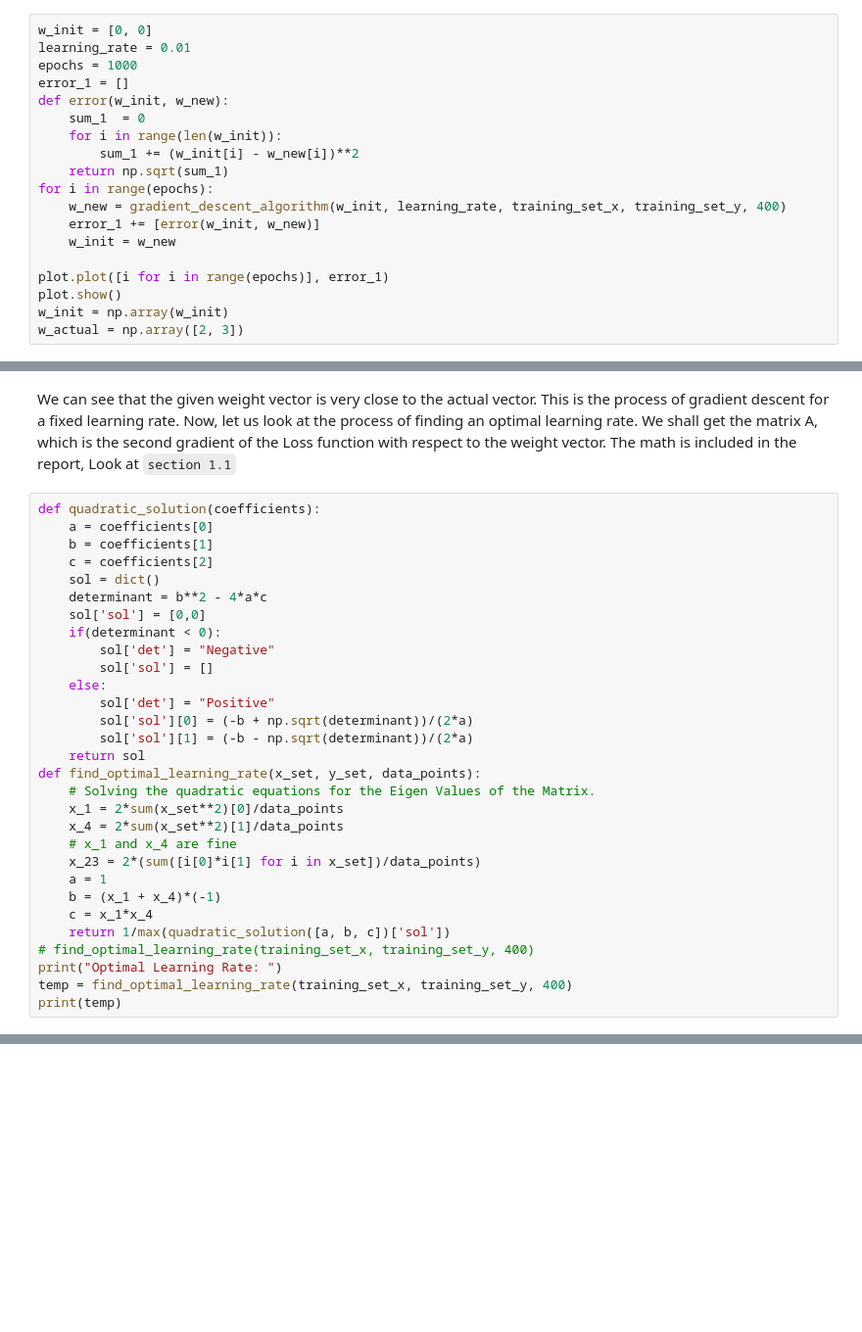
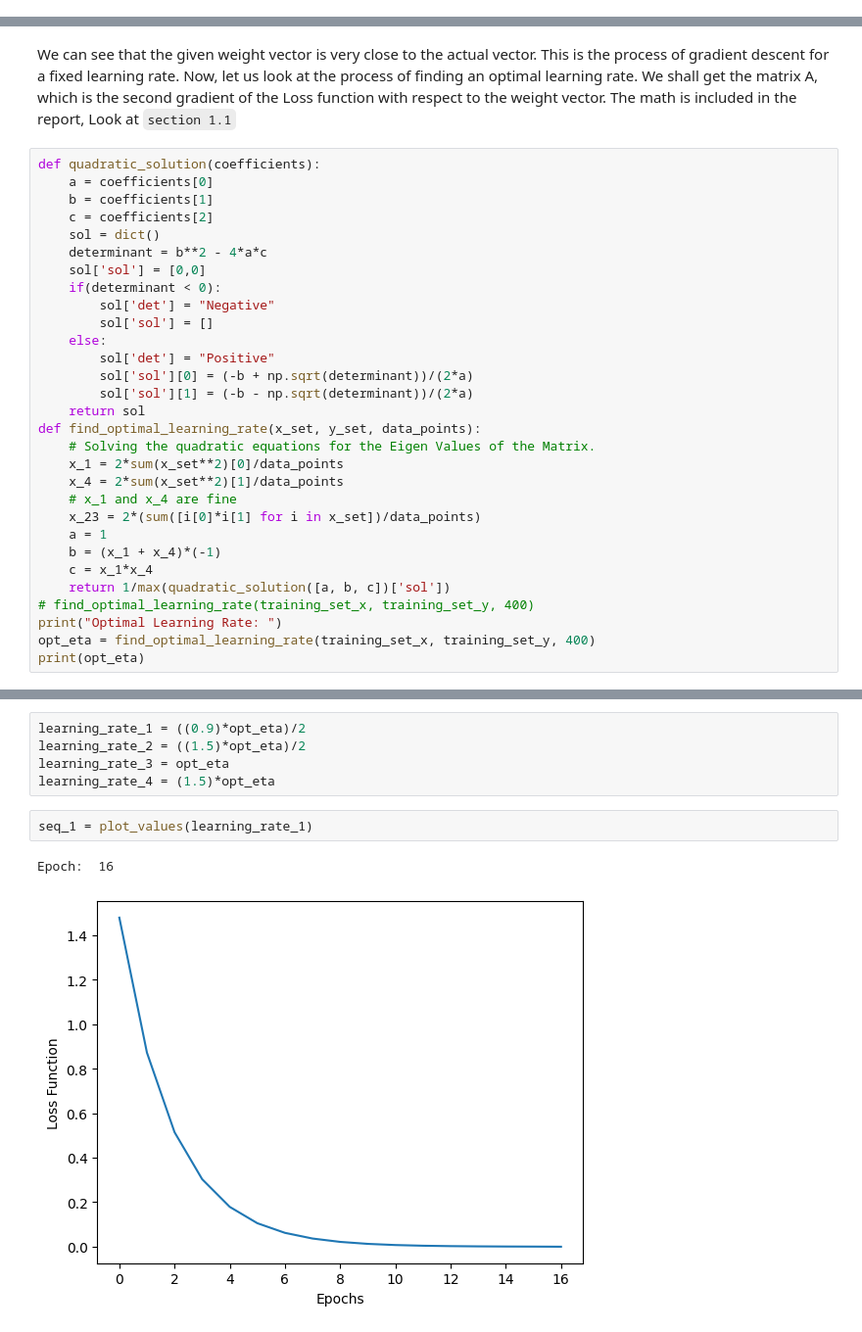
Before and after one commit to siddik11803-IIITH/Deep-Learning-Assignment-1, a Jupyter notebook: Question - 1/main.ipynb, the cells around one changed output, grey strips where cells are left out. Shown at 98% size. Saved outputs shown, nothing was run; the diff lists cells and outputs as text; blank space fills up the shorter version.

```diff
--- a/Question - 1/main.ipynb
+++ b/Question - 1/main.ipynb
@@ -227,19 +184,0 @@ def plot_values(learning_rate):
-# %%
-w_init = [0, 0]
-learning_rate = 0.01
-epochs = 1000
-error_1 = []
-def error(w_init, w_new):
-    sum_1  = 0
-    for i in range(len(w_init)):
-        sum_1 += (w_init[i] - w_new[i])**2
-    return np.sqrt(sum_1)
-for i in range(epochs):
-    w_new = gradient_descent_algorithm(w_init, learning_rate, training_set_x, training_set_y, 400)
-    error_1 += [error(w_init, w_new)]
-    w_init = w_new
-
-plot.plot([i for i in range(epochs)], error_1)
-plot.show()
-w_init = np.array(w_init)
-w_actual = np.array([2, 3])
@@ -289,7 +225,7 @@ def find_optimal_learning_rate(x_set, y_set, data_points):
     return 1/max(quadratic_solution([a, b, c])['sol'])
 # find_optimal_learning_rate(training_set_x, training_set_y, 400)
 print("Optimal Learning Rate: ")
-temp = find_optimal_learning_rate(training_set_x, training_set_y, 400)
-print(temp)
+opt_eta = find_optimal_learning_rate(training_set_x, training_set_y, 400)
+print(opt_eta)
 # %% [output]
 Optimal Learning Rate:
@@ -307,0 +238,10 @@ The Actual Vector:
+# %%
+learning_rate_1 = ((0.9)*opt_eta)/2
+learning_rate_2 = ((1.5)*opt_eta)/2
+learning_rate_3 = opt_eta
+learning_rate_4 = (1.5)*opt_eta
+# %%
+seq_1 = plot_values(learning_rate_1)
+# %% [output]
+Epoch:  16
+[figure, added]
```
Also changed, not shown: parts of 29 cells of this notebook, 2 other files.
